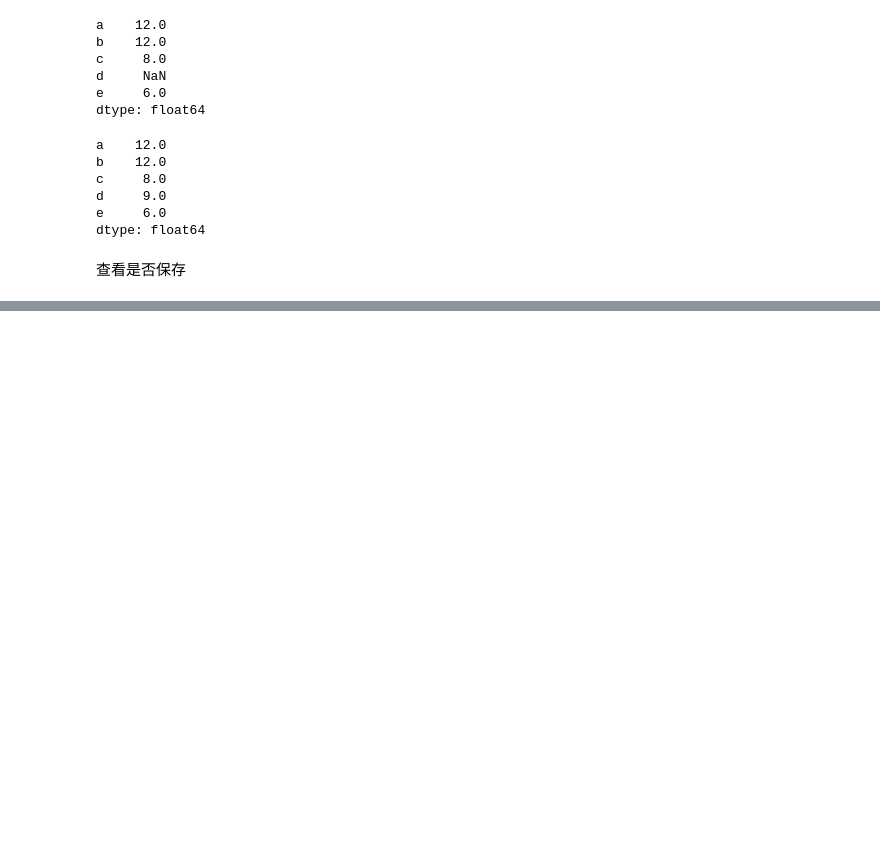
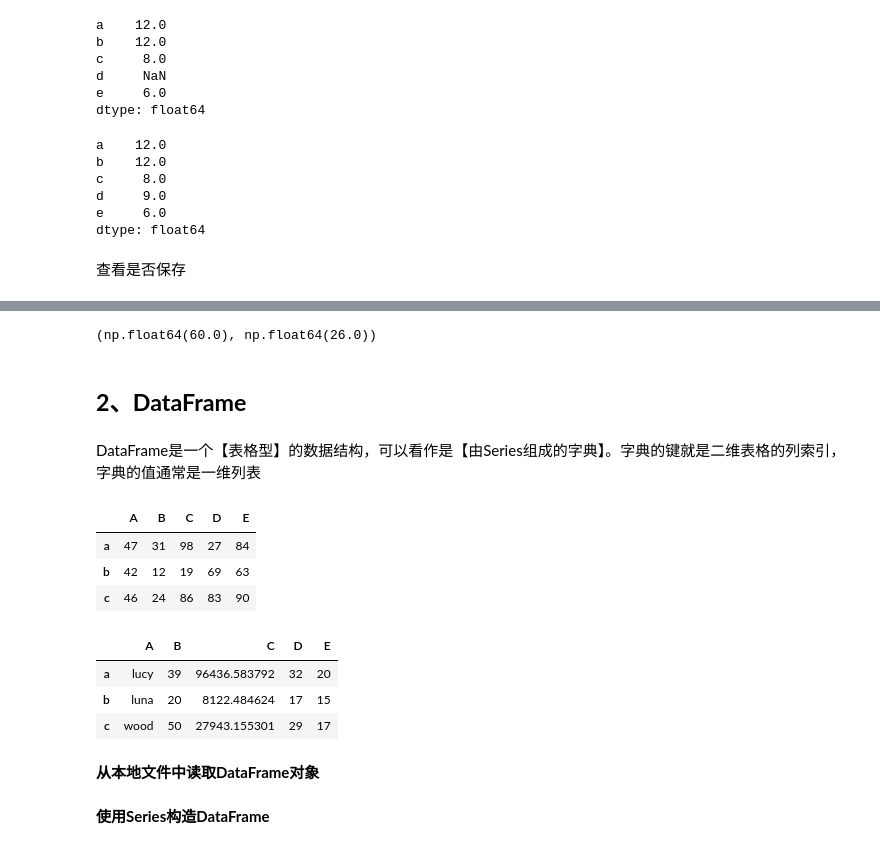
Before and after one commit to IrvingWood/pink, a Jupyter notebook: pandas_object.ipynb, the cells around one changed output, grey strips where cells are left out. Drawn from its saved outputs; the diff is of its cells as text; code cells hidden in the pictures; blank space fills up the shorter version.

```diff
--- a/pandas_object.ipynb
+++ b/pandas_object.ipynb
@@ -554,0 +664,9 @@ dtype: float64
+# %%
+# Series对象同样支持聚合操作
+python.mean(),java.mean()
+# %% [output]
+(np.float64(60.0), np.float64(26.0))
+# %% [markdown]
+## <b>2、DataFrame</b>
+# %% [markdown]
+DataFrame是一个【表格型】的数据结构，可以看作是【由Series组成的字典】。字典的键就是二维表格的列索引，字典的值通常是一维列表
@@ -554,0 +685,24 @@ dtype: float64
+# %%
+# 使用构造函数
+DataFrame(data=np.random.randint(0,100,size=(3,5)),index=list("abc"),columns=list("ABCDE"))
+# %% [output]
+|  | A | B | C | D | E |
+| a | 47 | 31 | 98 | 27 | 84 |
+| b | 42 | 12 | 19 | 69 | 63 |
+| c | 46 | 24 | 86 | 83 | 90 |
+# %%
+dic={
+    "A":["lucy","luna","wood"],
+    "B":np.random.randint(0,100,size=3),
+    "C":np.random.random(3)*100000,
+    "D":np.random.randint(0,100,size=3),
+    "E":np.random.randint(0,100,size=3)
+}
+DataFrame(data=dic,index=list("abc"))
+# %% [output]
+|  | A | B | C | D | E |
+| a | lucy | 39 | 96436.583792 | 32 | 20 |
+| b | luna | 20 | 8122.484624 | 17 | 15 |
+| c | wood | 50 | 27943.155301 | 29 | 17 |
+# %% [markdown]
+<b>从本地文件中读取DataFrame对象</b>
@@ -554,0 +721,2 @@ dtype: float64
+# %% [markdown]
+<b>使用Series构造DataFrame</b>
```
Also changed, not shown: parts of 72 cells of this notebook.
